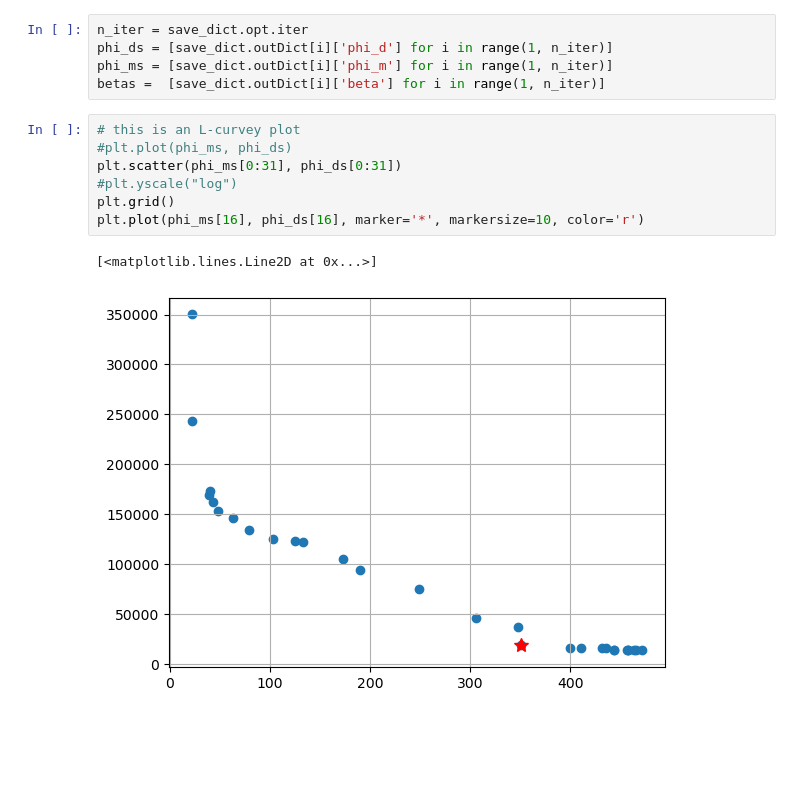
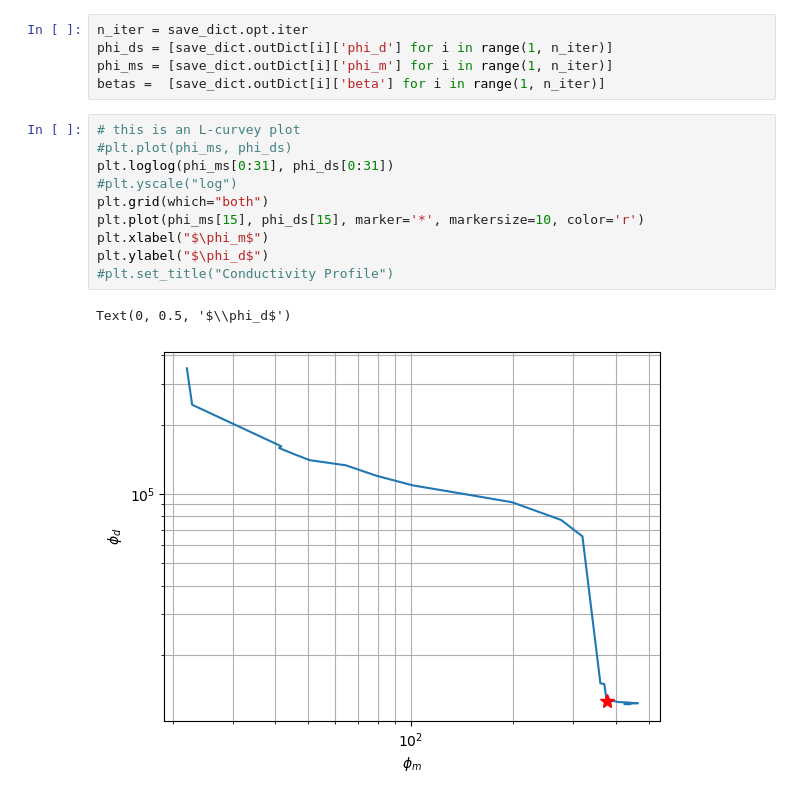
Before and after one commit to oscarshek/EOSC-556-Project, a Jupyter notebook: Notebook/AusAEM_WA.ipynb, the cells around one changed output. Saved outputs shown, nothing was run; the diff lists cells and outputs as text; blank space fills up the shorter version.

```diff
--- a/Notebook/AusAEM_WA.ipynb
+++ b/Notebook/AusAEM_WA.ipynb
@@ -550,11 +553,14 @@ betas =  [save_dict.outDict[i]['beta'] for i in range(1, n_iter)]
 # %%
 # this is an L-curvey plot
 #plt.plot(phi_ms, phi_ds)
-plt.scatter(phi_ms[0:31], phi_ds[0:31])
+plt.loglog(phi_ms[0:31], phi_ds[0:31])
 #plt.yscale("log")
-plt.grid()
-plt.plot(phi_ms[16], phi_ds[16], marker='*', markersize=10, color='r')
+plt.grid(which="both")
+plt.plot(phi_ms[15], phi_ds[15], marker='*', markersize=10, color='r')
+plt.xlabel("$\phi_m$")
+plt.ylabel("$\phi_d$")
+#plt.set_title("Conductivity Profile")
 # %% [output]
-[<matplotlib.lines.Line2D at 0x...>]
+Text(0, 0.5, '$\\phi_d$')
-[figure, old version]
+[figure, new version]
 # %%
```
Also changed, not shown: parts of 17 cells of this notebook, 1 other file.
